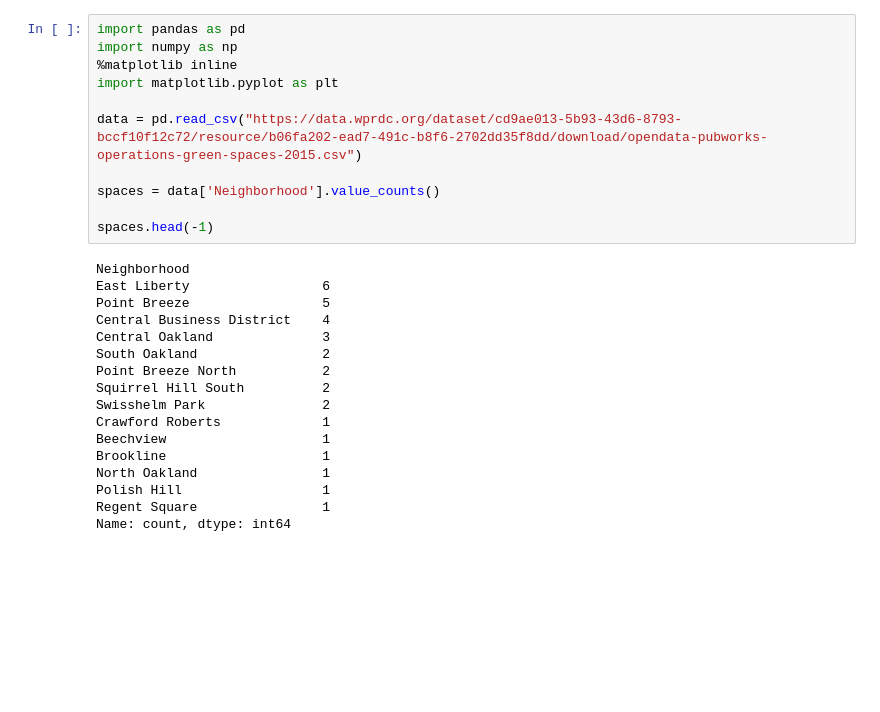
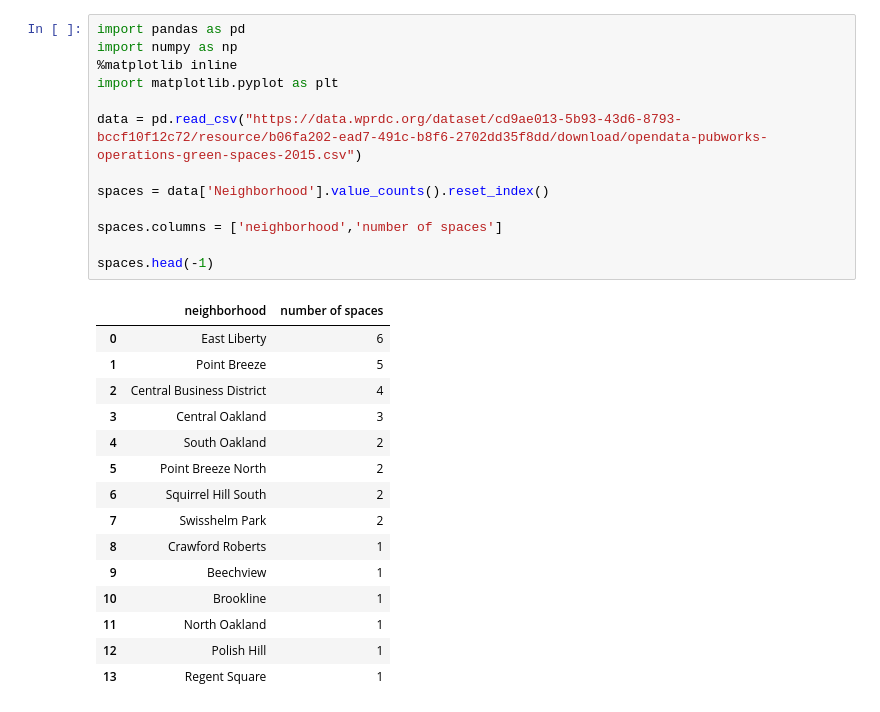
Before and after one commit to ARobin09/0010-Final-Project, a Jupyter notebook: GreenSpacesData.ipynb, the cells around one changed output. Cells and saved outputs as stored; diff of their text form; blank space fills up the shorter version.

```diff
--- a/GreenSpacesData.ipynb
+++ b/GreenSpacesData.ipynb
@@ -1,28 +1,29 @@
 # %%
 import pandas as pd
 import numpy as np
 %matplotlib inline
 import matplotlib.pyplot as plt
 
 data = pd.read_csv("https://data.wprdc.org/dataset/cd9ae013-5b93-43d6-8793-bccf10f12c72/resource/b06fa202-ead7-491c-b8f6-2702dd35f8dd/download/opendata-pubworks-operations-green-spaces-2015.csv")
 
-spaces = data['Neighborhood'].value_counts()
+spaces = data['Neighborhood'].value_counts().reset_index()
+
+spaces.columns = ['neighborhood','number of spaces']
 
 spaces.head(-1)
 # %% [output]
-Neighborhood
-East Liberty                 6
-Point Breeze                 5
-Central Business District    4
-Central Oakland              3
-South Oakland                2
-Point Breeze North           2
-Squirrel Hill South          2
-Swisshelm Park               2
-Crawford Roberts             1
-Beechview                    1
-Brookline                    1
-North Oakland                1
-Polish Hill                  1
-Regent Square                1
-Name: count, dtype: int64
+|  | neighborhood | number of spaces |
+| 0 | East Liberty | 6 |
+| 1 | Point Breeze | 5 |
+| 2 | Central Business District | 4 |
+| 3 | Central Oakland | 3 |
+| 4 | South Oakland | 2 |
+| 5 | Point Breeze North | 2 |
+| 6 | Squirrel Hill South | 2 |
+| 7 | Swisshelm Park | 2 |
+| 8 | Crawford Roberts | 1 |
+| 9 | Beechview | 1 |
+| 10 | Brookline | 1 |
+| 11 | North Oakland | 1 |
+| 12 | Polish Hill | 1 |
+| 13 | Regent Square | 1 |
```
Also changed, not shown: parts of 1 cell of this notebook, 1 other file.
